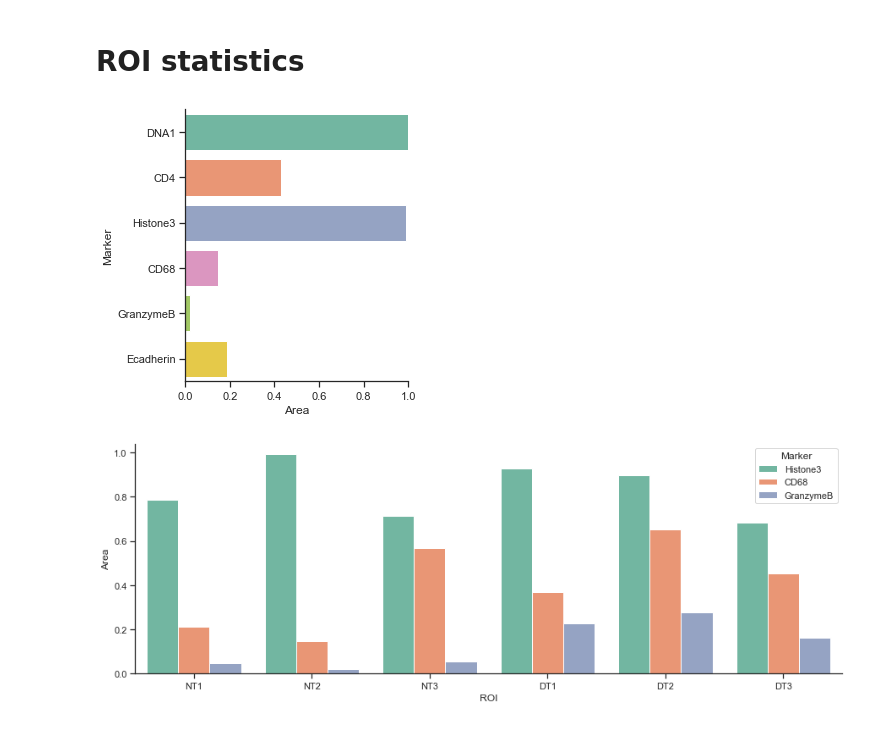
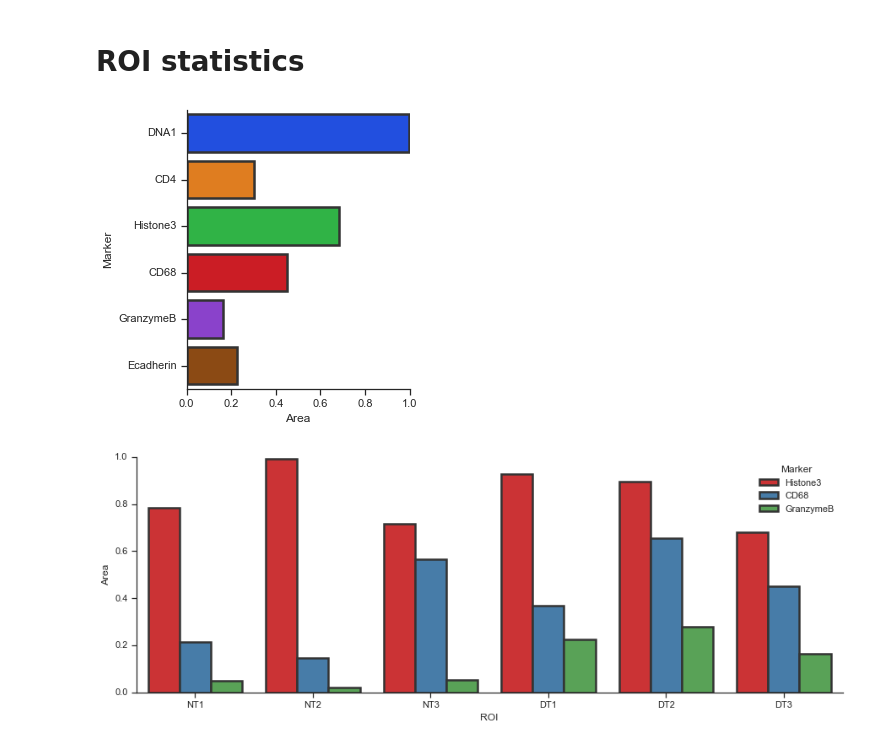
Before and after one commit to coskunlab/SpatialViz, a Jupyter notebook: notebooks/06_stats_plot.ipynb, the cells around one changed output. Drawn from its saved outputs; the diff is of its cells as text; code cells hidden in the pictures.

```diff
--- a/notebooks/06_stats_plot.ipynb
+++ b/notebooks/06_stats_plot.ipynb
@@ -48,6 +53,7 @@ conditions = ['Disease']*6 + ['Healthy']*6
 # Get stats
 # %%
 df = pd.DataFrame()
+df_exp = pd.DataFrame()
 for n, dataset in enumerate(datasets):
     markers = []
     imgs = []
@@ -59,13 +65,17 @@ for n, dataset in enumerate(datasets):
                 img = cv2.imread(os.path.join(dirpath,name),flags=(cv2.IMREAD_GRAYSCALE | cv2.IMREAD_ANYDEPTH))
                 imgs.append(img)
                 markers.append(name.split('_')[1].split('.')[0])
+                p2, p98 = np.percentile(img, (2, 98))
+                img_rescale = exposure.rescale_intensity(img, in_range=(p2, p98))
+                blur = cv2.GaussianBlur(img_rescale, (25,25),0)
+                ret,th = cv2.threshold(blur,60,255,cv2.THRESH_BINARY)
+                masks.append(th)
 
-
-    for (dirpath, dirnames, filenames) in os.walk(data_mask / dataset):
-        for name in sorted(filenames):
-            if 'tiff' in name and dataset in name:
-                img = cv2.imread(os.path.join(dirpath,name),0)
-                masks.append(img)
+#     for (dirpath, dirnames, filenames) in os.walk(data_mask / dataset):
+#         for name in sorted(filenames):
+#             if 'tiff' in name and dataset in name:
+#                 img = cv2.imread(os.path.join(dirpath,name),0)
+#                 masks.append(img)
 
     # Read cell mask image
     for (dirpath, dirnames, filenames) in os.walk(data_cell_mask):
@@ -77,14 +87,27 @@ for n, dataset in enumerate(datasets):
 
     # Read mean intensity of marker in cell
     marker_area = {}
+    marker_exp = {}
     for idx, marker in enumerate(markers):
-        marker_area[marker] = [len(np.unique(cv2.bitwise_and(cell_mask,cell_mask, mask=masks[idx]))) / max_cell]
+        if marker in ['DNA1', 'DNA2', 'Histone3']:
+            continue
+        mask_marker = cv2.bitwise_and(cell_mask,cell_mask, mask=masks[idx])
+        cell_count = len(np.unique(mask_marker)) / max_cell
+        marker_area[marker] = [cell_count]
+        prop = measure.regionprops_table(mask_marker, imgs[idx], properties=['area', 'mean_intensity'])
+        marker_exp[marker] = [np.sum(prop['mean_intensity']*prop['area'])]
+
 
     df_temp = pd.DataFrame.from_dict(marker_area)
     df_temp['ROI'] = dataset
     df = df.append(df_temp, ignore_index=True)
 
+    df_temp = pd.DataFrame.from_dict(marker_exp)
+    df_temp['ROI'] = dataset
+    df_exp = df_exp.append(df_temp, ignore_index=True)
+
 df = df.drop(columns=['CD44', 'H3K9me3', 'MHCII'])
+df_exp = df_exp.drop(columns=['CD44', 'H3K9me3', 'MHCII'])
 # %%
 df.set_index('ROI', inplace=True)
 df.head()
@@ -158,7 +271,7 @@ for _, spine in ax.ax_heatmap.spines.items():
 # %% [markdown]
 # ROI statistics
 # %%
-dataset = 'NT2'
+dataset = 'DT3'
 marker_list = ['DNA1', 'CD4', 'Histone3', 'CD68', 'GranzymeB', 'Ecadherin']
 
 sns.set_style("ticks")
@@ -167,22 +280,22 @@ fig, ax = plt.subplots(figsize= (4,5))
 df_area = pd.DataFrame(df.loc[dataset, marker_list])
 df_area.reset_index(inplace=True)
 df_area.columns=['Marker', 'Area']
-ax = sns.barplot(x = 'Area', y='Marker', data=df_area, palette="Set2")
+ax = sns.barplot(x = 'Area', y='Marker', data=df_area, linewidth=2.5, edgecolor=".2", palette="bright")
 ax.set_xlim(0,1.0)
 sns.despine()
 # %% [output]
-[figure, old version]
+[figure, new version]
 # %%
 datasets = ['NT1', 'NT2', 'NT3','DT1', 'DT2', 'DT3']
 marker_list = [ 'Histone3', 'CD68', 'GranzymeB']
 
 sns.set_style("ticks")
 sns.set_context("notebook")
 df_area = pd.DataFrame(df.loc[datasets, marker_list])
 df_area.reset_index(inplace=True)
 df_area = df_area.melt(id_vars=['ROI'],var_name='Marker', value_name='Area')
 fig, ax = plt.subplots(figsize= (15,5))
-ax = sns.barplot(x = 'ROI', y='Area', hue='Marker', data=df_area, palette="Set2")
+ax = sns.barplot(x = 'ROI', y='Area', hue='Marker', data=df_area, linewidth=2.5, edgecolor=".2", palette="Set1")
 sns.despine()
 # %% [output]
-[figure, old version]
+[figure, new version]
```
Also changed, not shown: parts of 13 cells of this notebook, 38 other files.
